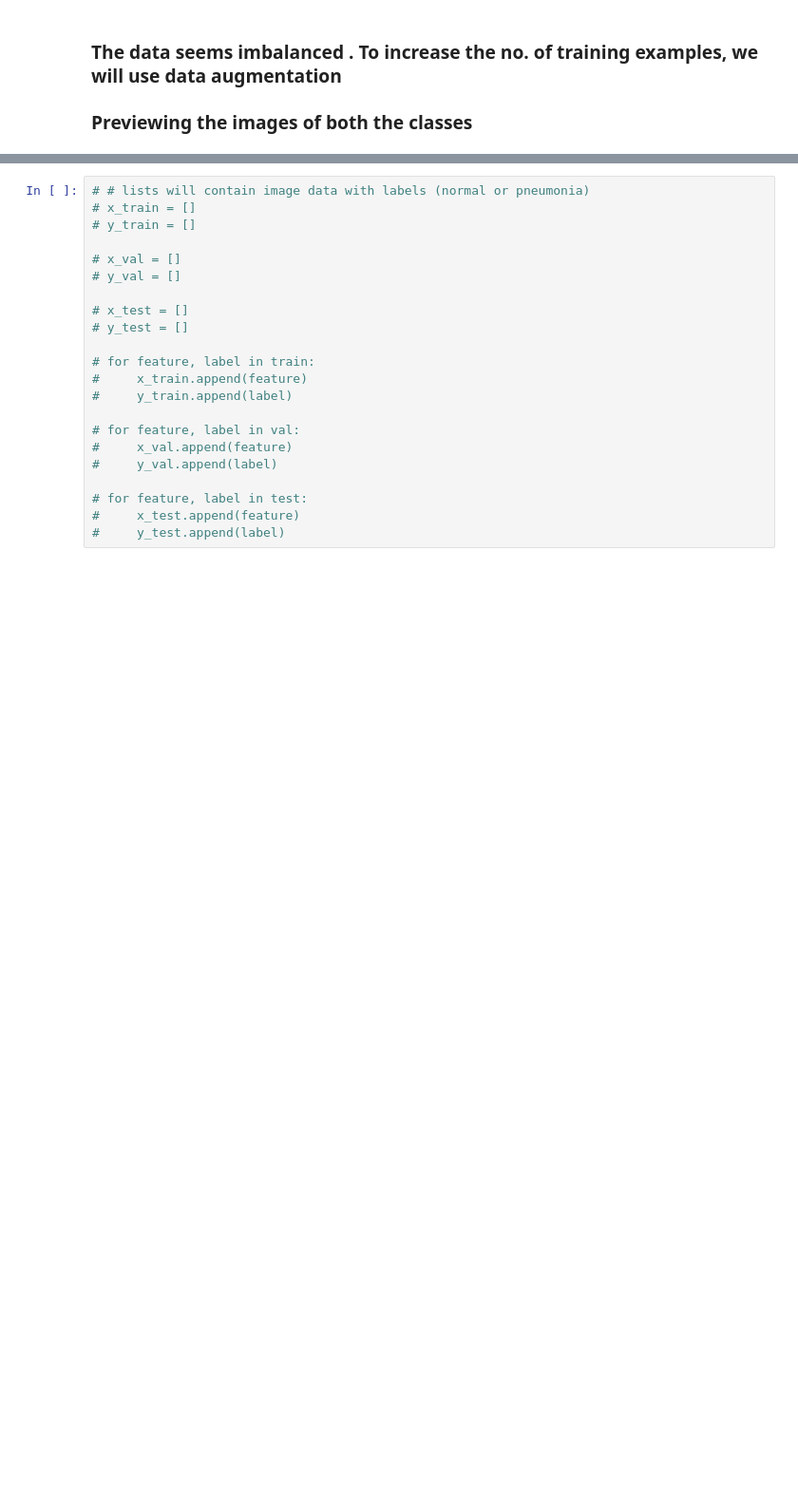
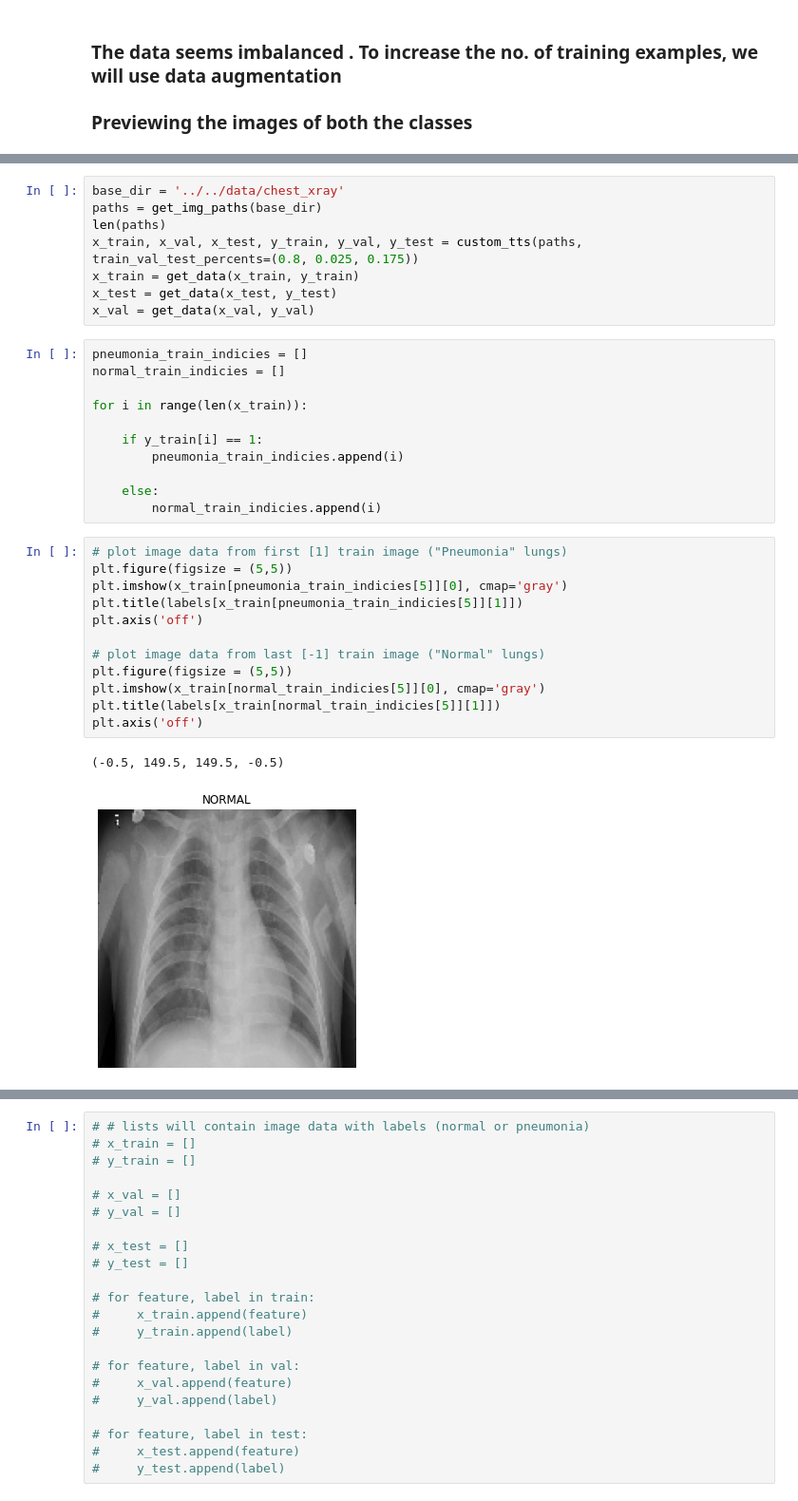
Before and after one commit to samjdedes/pneumonia_detection, a Jupyter notebook: notebooks/exploratory/LIME_EDA.ipynb, the cells around one changed output, grey strips where cells are left out. Shown at 95% size. Saved outputs shown, nothing was run; the diff lists cells and outputs as text; blank space fills up the shorter version.

```diff
--- a/notebooks/exploratory/LIME_EDA.ipynb
+++ b/notebooks/exploratory/LIME_EDA.ipynb
@@ -142,0 +258,34 @@ Train[0][0][0]:  (150, 3)
+# %%
+base_dir = '../../data/chest_xray'
+paths = get_img_paths(base_dir)
+len(paths)
+x_train, x_val, x_test, y_train, y_val, y_test = custom_tts(paths, train_val_test_percents=(0.8, 0.025, 0.175))
+x_train = get_data(x_train, y_train)
+x_test = get_data(x_test, y_test)
+x_val = get_data(x_val, y_val)
+# %%
+pneumonia_train_indicies = []
+normal_train_indicies = []
+
+for i in range(len(x_train)):
+
+    if y_train[i] == 1:
+        pneumonia_train_indicies.append(i)
+
+    else:
+        normal_train_indicies.append(i)
+# %%
+# plot image data from first [1] train image ("Pneumonia" lungs)
+plt.figure(figsize = (5,5))
+plt.imshow(x_train[pneumonia_train_indicies[5]][0], cmap='gray')
+plt.title(labels[x_train[pneumonia_train_indicies[5]][1]])
+plt.axis('off')
+
+# plot image data from last [-1] train image ("Normal" lungs)
+plt.figure(figsize = (5,5))
+plt.imshow(x_train[normal_train_indicies[5]][0], cmap='gray')
+plt.title(labels[x_train[normal_train_indicies[5]][1]])
+plt.axis('off')
+# %% [output]
+(-0.5, 149.5, 149.5, -0.5)
+[figure, added]
```
Also changed, not shown: parts of 28 cells of this notebook, 2 other files.
